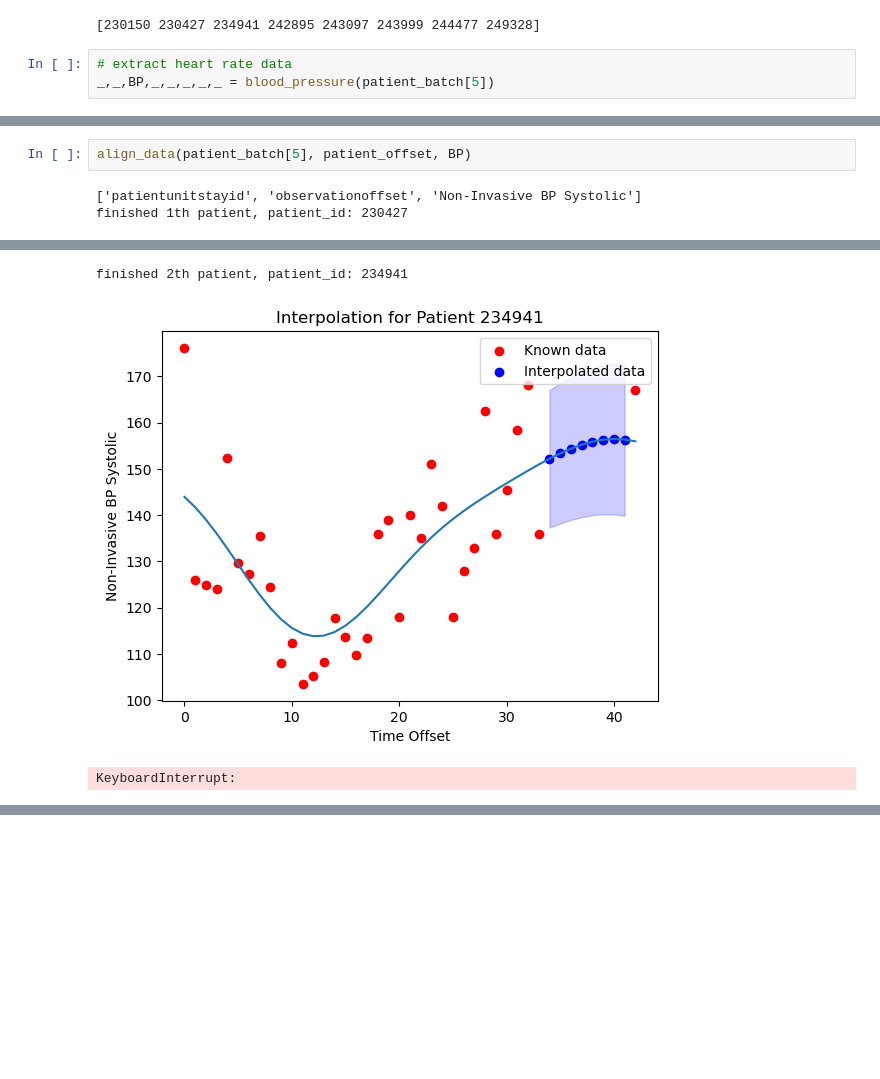
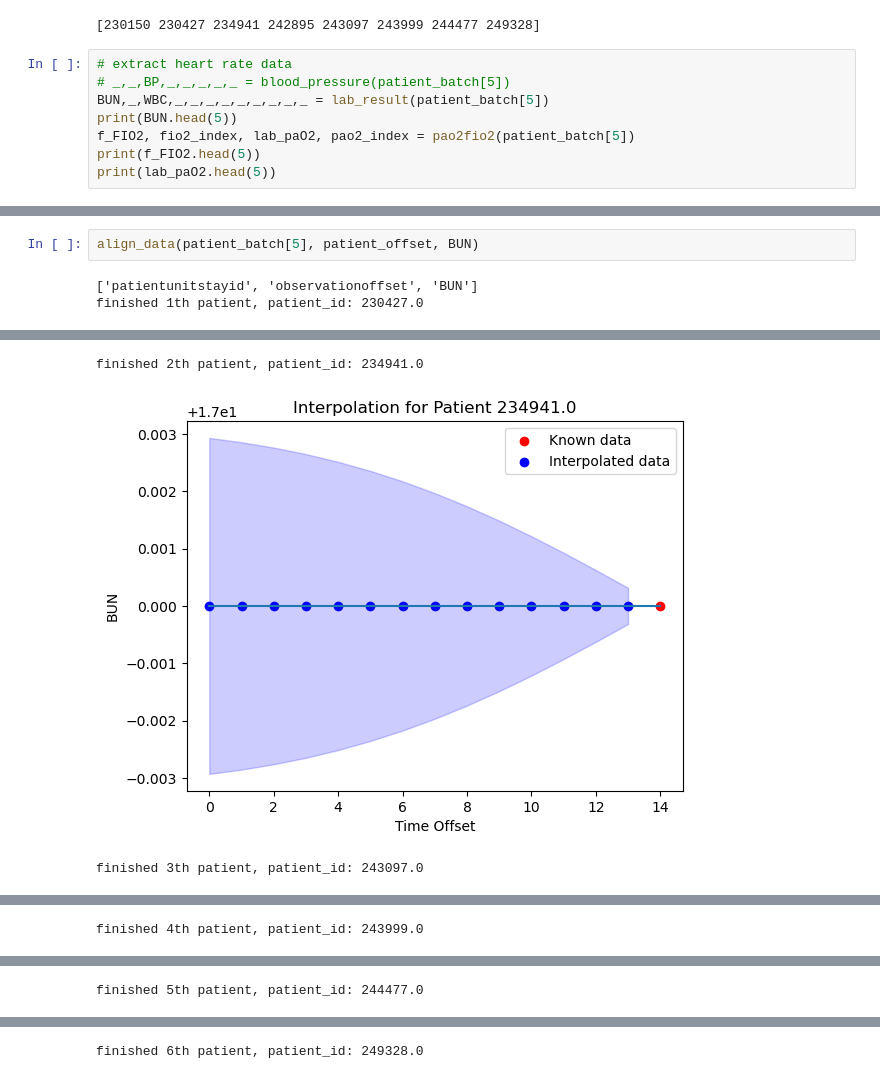
Before and after one commit to xiao-zy19/stream, a Jupyter notebook: Data_extract/align_data.ipynb, the cells around one changed output, grey strips where cells are left out. Saved outputs shown, nothing was run; the diff lists cells and outputs as text; blank space fills up the shorter version.

```diff
--- a/Data_extract/align_data.ipynb
+++ b/Data_extract/align_data.ipynb
@@ -129,5 +130,10 @@ print(patient_batch[5])
 [230150 230427 234941 242895 243097 243999 244477 249328]
 # %%
 # extract heart rate data
-_,_,BP,_,_,_,_,_ = blood_pressure(patient_batch[5])
+# _,_,BP,_,_,_,_,_ = blood_pressure(patient_batch[5])
+BUN,_,WBC,_,_,_,_,_,_,_,_,_ = lab_result(patient_batch[5])
+print(BUN.head(5))
+f_FIO2, fio2_index, lab_paO2, pao2_index = pao2fio2(patient_batch[5])
+print(f_FIO2.head(5))
+print(lab_paO2.head(5))
 # %% [output]
@@ -136,5 +157,5 @@ Blood Pressure Data Loaded. Time: 1.72s
 # %%
-align_data(patient_batch[5], patient_offset, BP)
+align_data(patient_batch[5], patient_offset, BUN)
 # %% [output]
-['patientunitstayid', 'observationoffset', 'Non-Invasive BP Systolic']
-finished 1th patient, patient_id: 230427
+['patientunitstayid', 'observationoffset', 'BUN']
+finished 1th patient, patient_id: 230427.0
@@ -142,3 +163,3 @@ finished 1th patient, patient_id: 230427
-finished 2th patient, patient_id: 234941
+finished 2th patient, patient_id: 234941.0
-[figure, old version]
+[figure, new version]
-KeyboardInterrupt:
+finished 3th patient, patient_id: 243097.0
@@ -144,0 +167 @@ KeyboardInterrupt:
+finished 4th patient, patient_id: 243999.0
@@ -144,0 +169 @@ KeyboardInterrupt:
+finished 5th patient, patient_id: 244477.0
@@ -144,0 +171 @@ KeyboardInterrupt:
+finished 6th patient, patient_id: 249328.0
```
Also changed, not shown: parts of 6 cells of this notebook.
